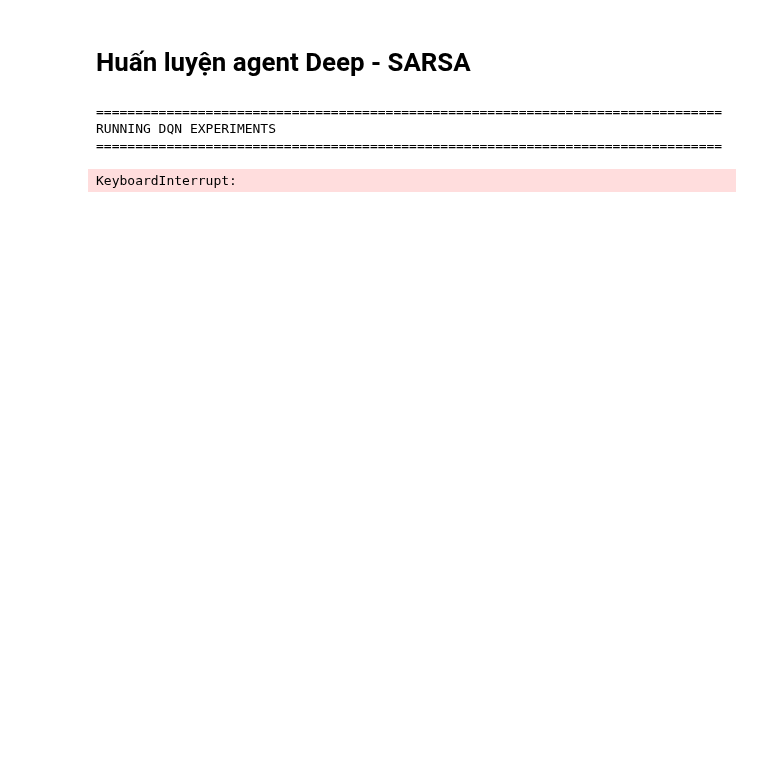
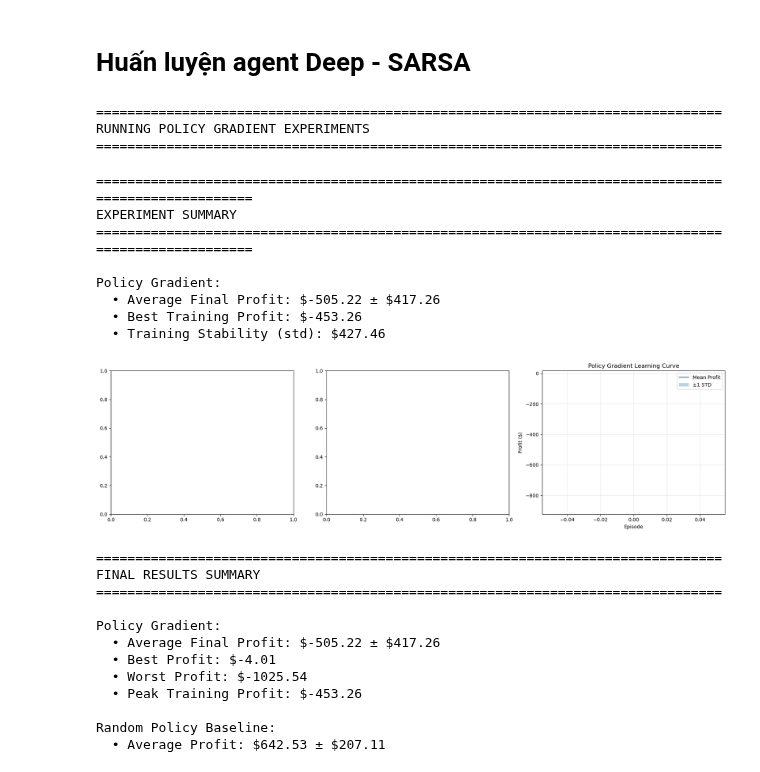
Before and after one commit to kohi-vip/SARSA_FinancialRL, a Jupyter notebook: application/testing/agent_training_fpt.ipynb, the cells around one changed output. Cells and saved outputs as stored; diff of their text form; code cells hidden in the pictures; blank space fills up the shorter version.

```diff
--- a/application/testing/agent_training_fpt.ipynb
+++ b/application/testing/agent_training_fpt.ipynb
@@ -144,19 +144,19 @@ from agents.run import run_experiments
 
 # Định nghĩa shared_config với các siêu tham số chung cho tất cả agent
 shared_config = {
-    'episodes': 30,          # Số episodes
-    'gamma': 0.6,            # Discount factor γ
+    'episodes': 100,         # Tăng số episodes để agent học tốt hơn
+    'gamma': 0.99,           # Tăng gamma để xem xét reward xa hơn
     'alpha': 0.7,            # Learning rate α (cho SARSA)
     'epsilon_start': 0.8,    # Initial ϵ policy
-    'epsilon_min': 0.2,      # Minimum ϵ policy
-    'epsilon_decay': 0.9,    # ϵ Decay
+    'epsilon_min': 0.01,     # Giảm minimum ϵ để khám phá ít hơn
+    'epsilon_decay': 0.995,  # ϵ Decay chậm hơn
     'nn_epochs': 10,         # Epochs for Updating NN (cho SARSA)
-    'nn_lr': 1e-5,           # Learning Rate for NN
-    'enabled_agents': [0, 1, 0]  # [SARSA, DQN, PG]: 1 để bật, 0 để tắt. Ví dụ [1,0,0] chỉ chạy SARSA
+    'nn_lr': 1e-4,           # Tăng Learning Rate for NN
+    'enabled_agents': [0, 0, 1]  # [SARSA, DQN, PG]: 1 để bật, 0 để tắt
 }
 
 # Chạy thử nghiệm cho agent được bật với cùng siêu tham số
-results = run_experiments(mdp, train, test, shared_config, num_runs=1)
+results = run_experiments(mdp, train, test, shared_config, num_runs=3)
 
 # Hiển thị kết quả
 import matplotlib.pyplot as plt
@@ -181,32 +181,52 @@ for i, (agent, title) in enumerate(zip(agents, titles)):
         axes[i].set_title(f'{title} Learning Curve')
         axes[i].set_xlabel('Episode')
         axes[i].set_ylabel('Profit ($)')
         axes[i].legend()
         axes[i].grid(alpha=0.3)
 
 plt.tight_layout()
 plt.show()
 
 # In tóm tắt kết quả
 print("\n" + "="*80)
 print("FINAL RESULTS SUMMARY")
 print("="*80)
 
 for agent in agents:
     if agent in results:
         res = results[agent]
         print(f"\n{res['agent']}:")
         print(f"  • Average Final Profit: ${res['final_profit']:.2f} ± ${res['std_final_profit']:.2f}")
         print(f"  • Best Profit: ${np.max(res['all_final_profits']):.2f}")
         print(f"  • Worst Profit: ${np.min(res['all_final_profits']):.2f}")
         if len(res['learning_curve']) > 0:
             print(f"  • Peak Training Profit: ${np.max(res['learning_curve']):.2f}")
 
 # So sánh với baseline (random policy)
 print(f"\nRandom Policy Baseline:")
 print(f"  • Average Profit: ${np.mean(profits):.2f} ± ${np.std(profits):.2f}")
 # %% [output]
 ================================================================================
-RUNNING DQN EXPERIMENTS
+RUNNING POLICY GRADIENT EXPERIMENTS
 ================================================================================
-KeyboardInterrupt:
+====================================================================================================
+EXPERIMENT SUMMARY
+====================================================================================================
+
+Policy Gradient:
+  • Average Final Profit: $-505.22 ± $417.26
+  • Best Training Profit: $-453.26
+  • Training Stability (std): $427.46
+[figure, added]
+================================================================================
+FINAL RESULTS SUMMARY
+================================================================================
+
+Policy Gradient:
+  • Average Final Profit: $-505.22 ± $417.26
+  • Best Profit: $-4.01
+  • Worst Profit: $-1025.54
+  • Peak Training Profit: $-453.26
+
+Random Policy Baseline:
+  • Average Profit: $642.53 ± $207.11
```
Also changed, not shown: parts of 1 cell of this notebook, 10 other files.
